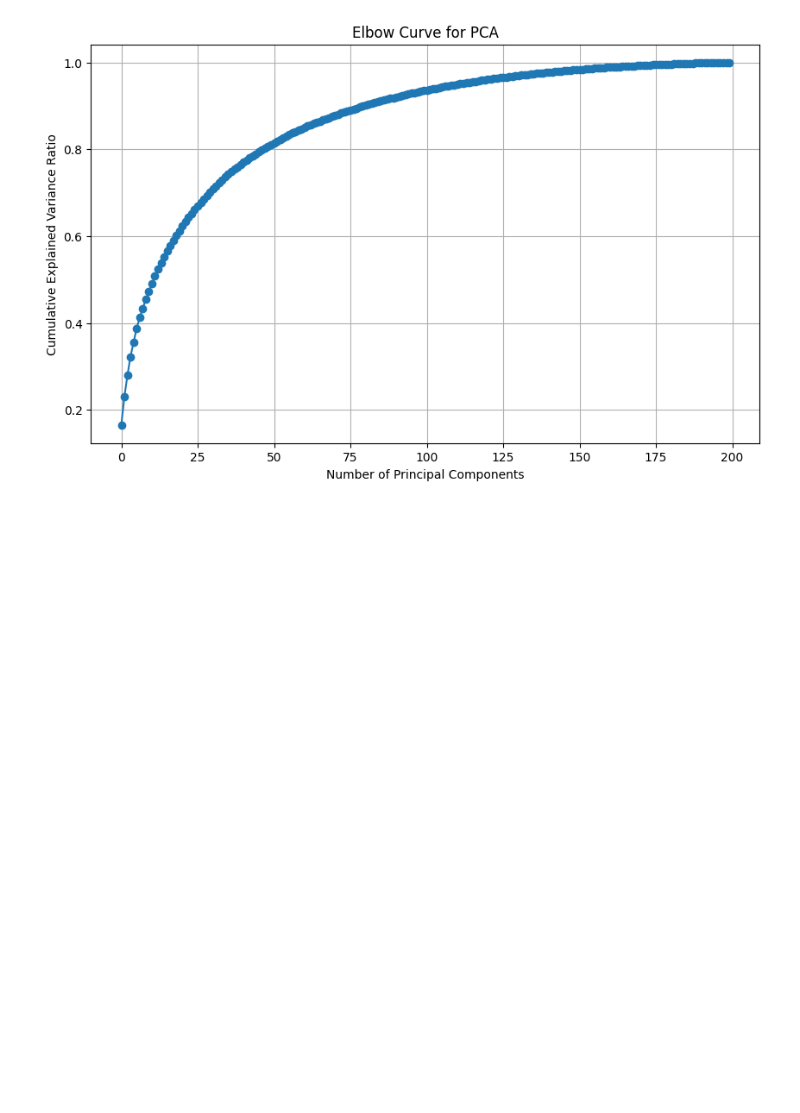
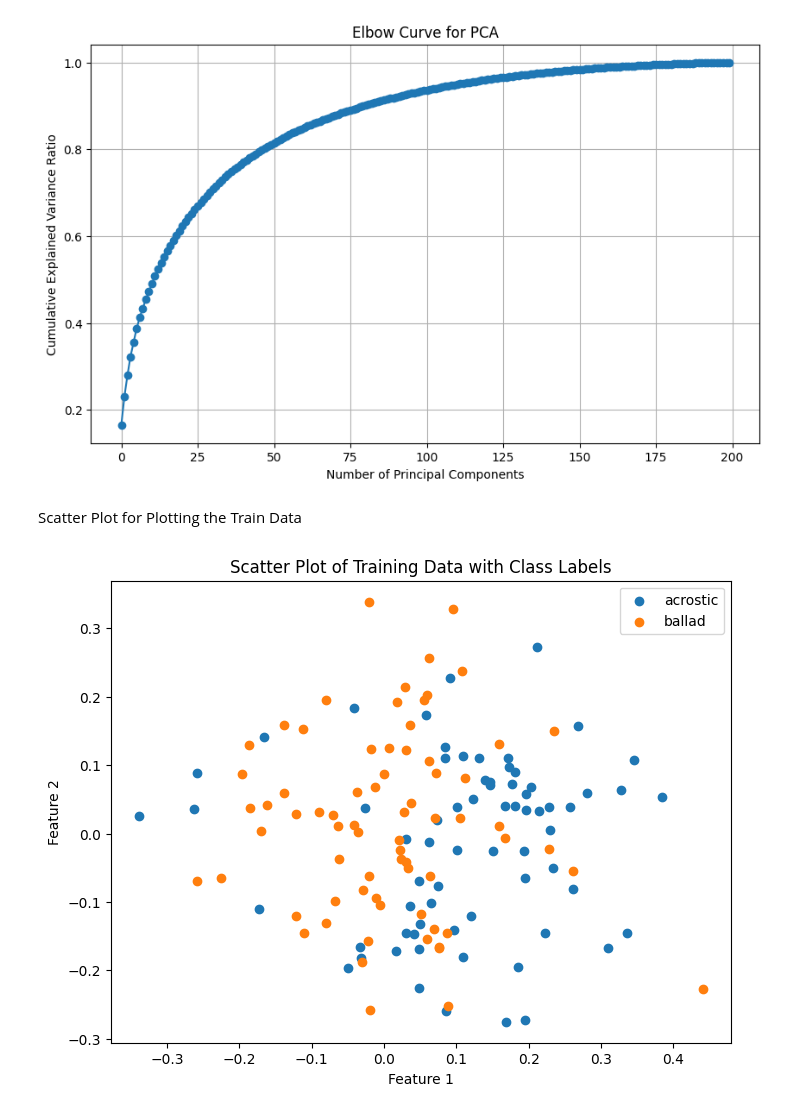
Before and after one commit to gamidirohan/MachineLearning-Lab, a Jupyter notebook: ML_Final_Project.ipynb, the cells around one changed output. Drawn from its saved outputs; the diff is of its cells as text; code cells hidden in the pictures; blank space fills up the shorter version.

```diff
--- a/ML_Final_Project.ipynb
+++ b/ML_Final_Project.ipynb
@@ -357,3 +404,36 @@ plt.grid(True)
 plt.show()
 # %% [output]
 [figure]
+# %% [markdown]
+Scatter Plot for Plotting the Train Data
+# %%
+import seaborn as sns
+from sklearn.metrics import confusion_matrix
+from sklearn.metrics import classification_report
+import numpy as np
+
+# Define a function to plot confusion matrix heatmap
+def plot_confusion_matrix(y_true, y_pred, class_labels):
+    cm = confusion_matrix(y_true, y_pred, labels=class_labels)
+    plt.figure(figsize=(8, 6))
+    sns.heatmap(cm, annot=True, fmt="d", cmap="Blues", xticklabels=class_labels, yticklabels=class_labels)
+    plt.title('Confusion Matrix')
+    plt.xlabel('Predicted labels')
+    plt.ylabel('True labels')
+    plt.show()
+
+# Define a function to plot training data with class labels
+def plot_training_data(X_train, y_train, class_labels):
+    plt.figure(figsize=(8, 6))
+    for i, label in enumerate(class_labels):
+        plt.scatter(X_train[y_train == label, 0], X_train[y_train == label, 1], label=label)
+    plt.xlabel('Feature 1')
+    plt.ylabel('Feature 2')
+    plt.title('Scatter Plot of Training Data with Class Labels')
+    plt.legend()
+    plt.show()
+
+# Plot training data with class labels
+plot_training_data( bv, y_train_selected, class_labels=selected_classes)
+# %% [output]
+[figure, added]
```
Also changed, not shown: parts of 7 cells of this notebook.
